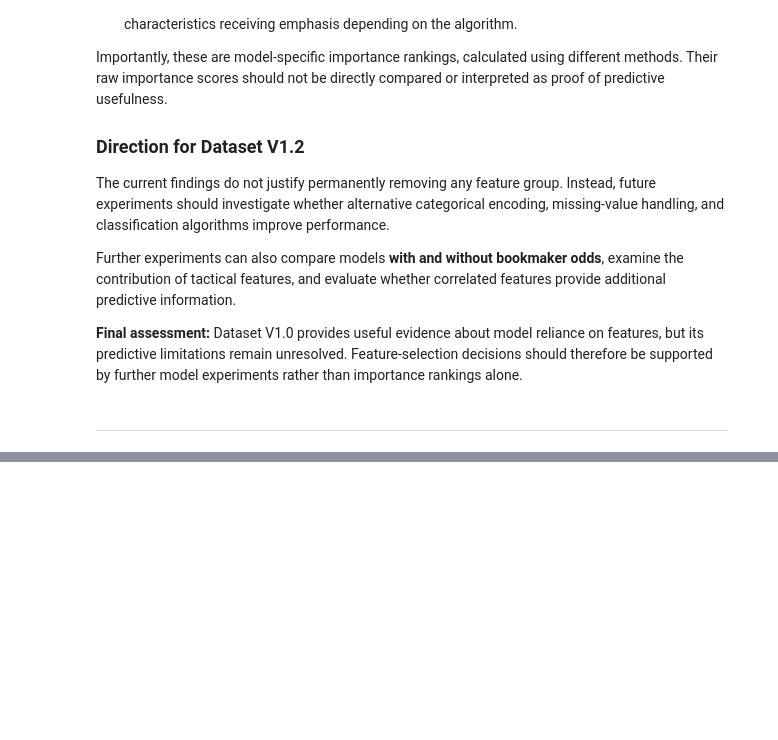
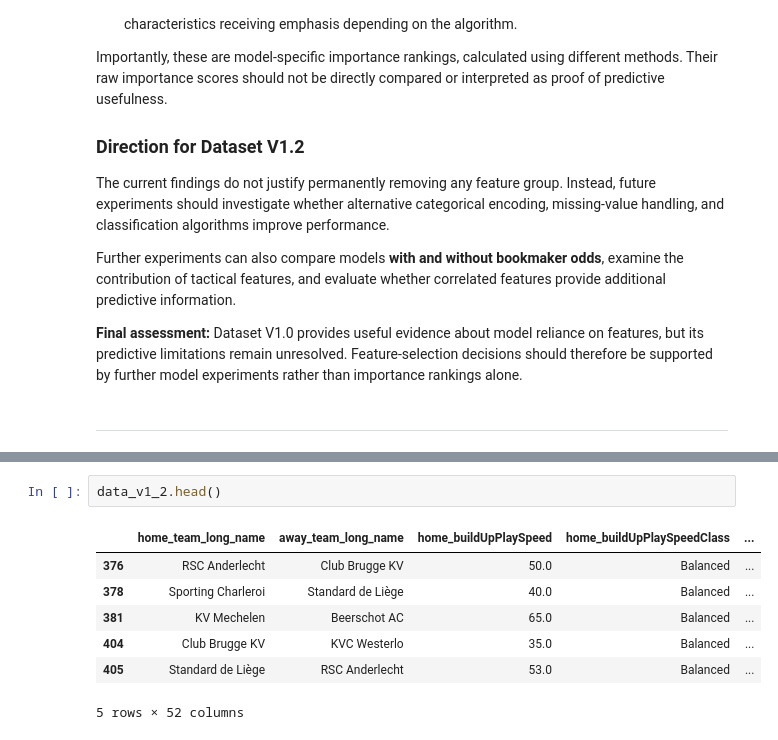
Before and after one commit to Aalli-Talpur/football-match-outcome-prediction, a Jupyter notebook: Notebook/03_Model_Experimentation.ipynb, the cells around one changed output, grey strips where cells are left out. Cells and saved outputs as stored; diff of their text form; blank space fills up the shorter version.

```diff
--- a/Notebook/03_Model_Experimentation.ipynb
+++ b/Notebook/03_Model_Experimentation.ipynb
@@ -960,0 +1010,10 @@ Further experiments can also compare models **with and without bookmaker odds**,
+# %%
+data_v1_2.head()
+# %% [output]
+|  | home_team_long_name | away_team_long_name | home_buildUpPlaySpeed | home_buildUpPlaySpeedClass | ... |
+| 376 | RSC Anderlecht | Club Brugge KV | 50.0 | Balanced | ... |
+| 378 | Sporting Charleroi | Standard de Liège | 40.0 | Balanced | ... |
+| 381 | KV Mechelen | Beerschot AC | 65.0 | Balanced | ... |
+| 404 | Club Brugge KV | KVC Westerlo | 35.0 | Balanced | ... |
+| 405 | Standard de Liège | RSC Anderlecht | 53.0 | Balanced | ... |
+5 rows × 52 columns
```
Also changed, not shown: parts of 10 cells of this notebook.
